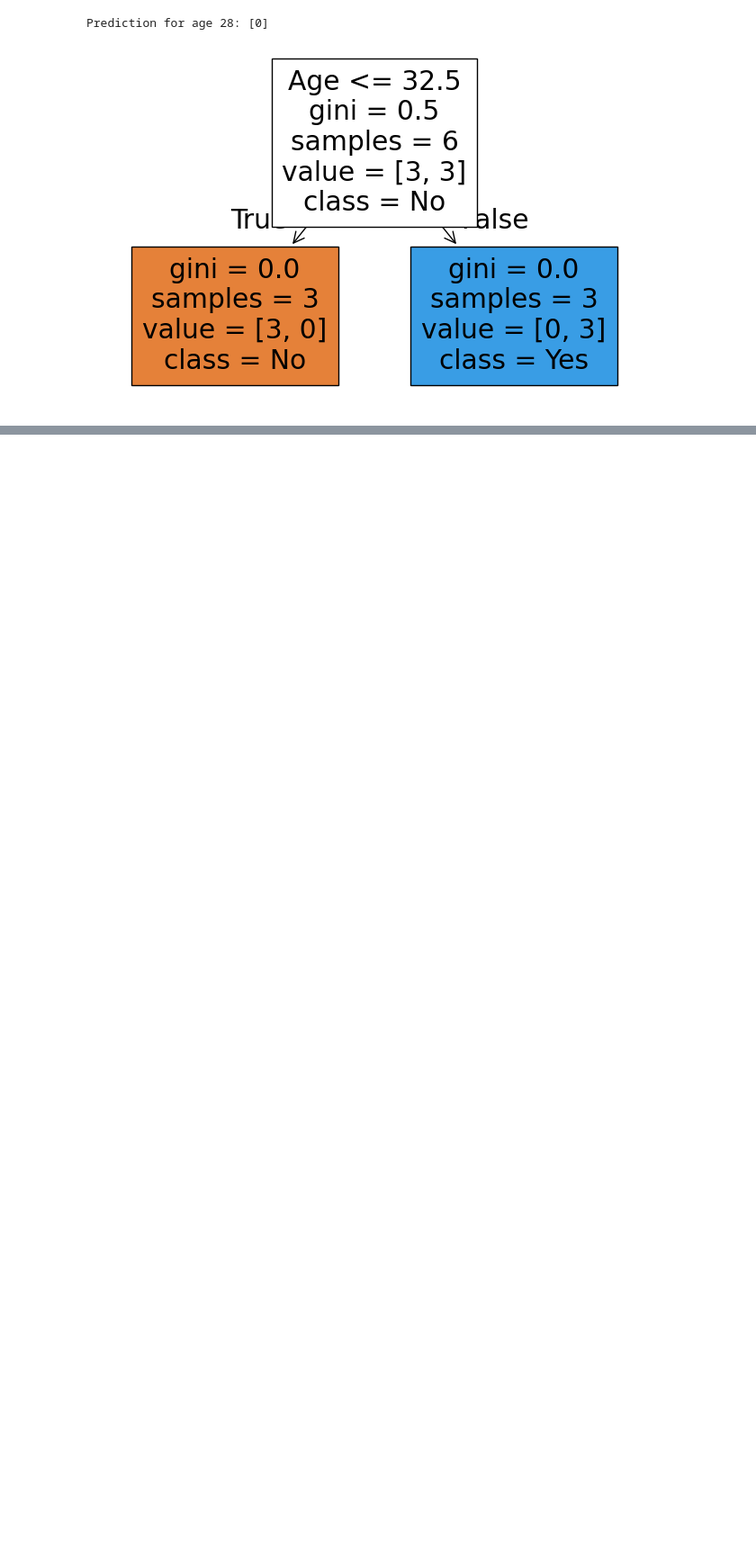
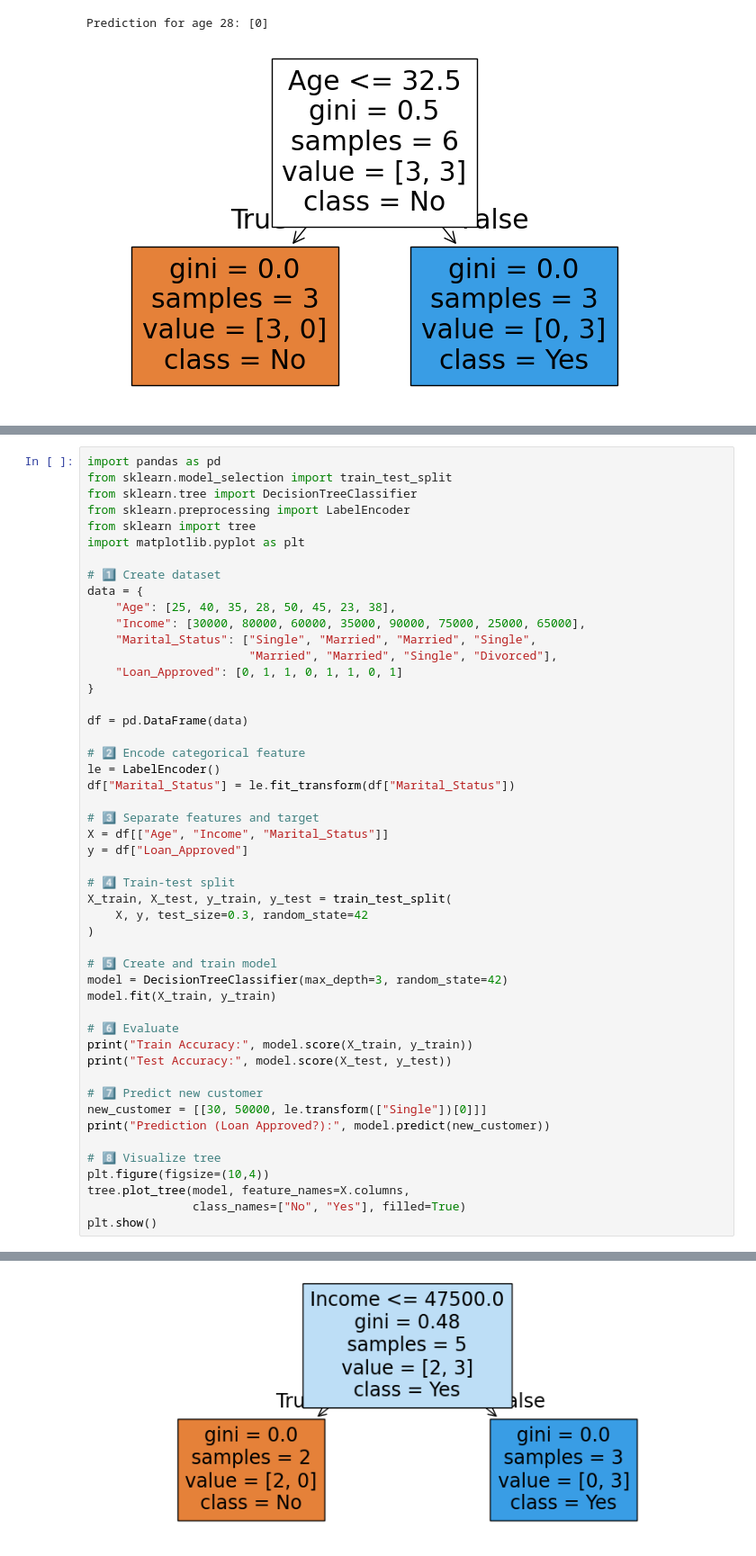
Before and after one commit to rajkgoel/AW-Internet-Sales1, a Jupyter notebook: DecisionTree.ipynb, the cells around one changed output, grey strips where cells are left out. Shown at 90% size. Drawn from its saved outputs; the diff is of its cells as text; blank space fills up the shorter version.

```diff
--- a/DecisionTree.ipynb
+++ b/DecisionTree.ipynb
@@ -75,0 +175,50 @@ Prediction for age 28: [0]
+# %%
+import pandas as pd
+from sklearn.model_selection import train_test_split
+from sklearn.tree import DecisionTreeClassifier
+from sklearn.preprocessing import LabelEncoder
+from sklearn import tree
+import matplotlib.pyplot as plt
+
+# 1️⃣ Create dataset
+data = {
+    "Age": [25, 40, 35, 28, 50, 45, 23, 38],
+    "Income": [30000, 80000, 60000, 35000, 90000, 75000, 25000, 65000],
+    "Marital_Status": ["Single", "Married", "Married", "Single",
+                       "Married", "Married", "Single", "Divorced"],
+    "Loan_Approved": [0, 1, 1, 0, 1, 1, 0, 1]
+}
+
+df = pd.DataFrame(data)
+
+# 2️⃣ Encode categorical feature
+le = LabelEncoder()
+df["Marital_Status"] = le.fit_transform(df["Marital_Status"])
+
+# 3️⃣ Separate features and target
+X = df[["Age", "Income", "Marital_Status"]]
+y = df["Loan_Approved"]
+
+# 4️⃣ Train-test split
+X_train, X_test, y_train, y_test = train_test_split(
+    X, y, test_size=0.3, random_state=42
+)
+
+# 5️⃣ Create and train model
+model = DecisionTreeClassifier(max_depth=3, random_state=42)
+model.fit(X_train, y_train)
+
+# 6️⃣ Evaluate
+print("Train Accuracy:", model.score(X_train, y_train))
+print("Test Accuracy:", model.score(X_test, y_test))
+
+# 7️⃣ Predict new customer
+new_customer = [[30, 50000, le.transform(["Single"])[0]]]
+print("Prediction (Loan Approved?):", model.predict(new_customer))
+
+# 8️⃣ Visualize tree
+plt.figure(figsize=(10,4))
+tree.plot_tree(model, feature_names=X.columns,
+               class_names=["No", "Yes"], filled=True)
+plt.show()
+# %% [output]
@@ -75,0 +228 @@ Prediction for age 28: [0]
+[figure, added]
```
Also changed, not shown: parts of 5 cells of this notebook.
